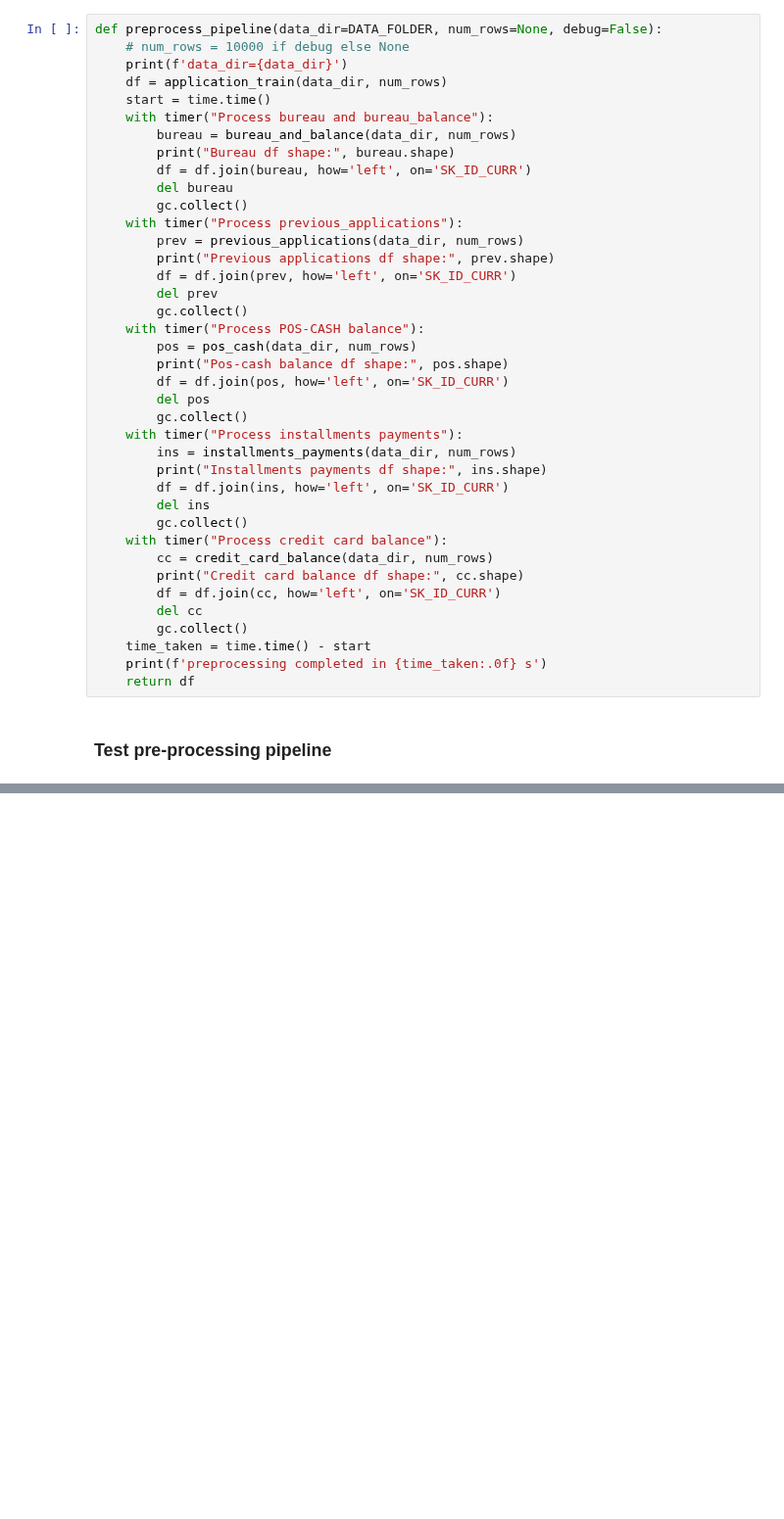
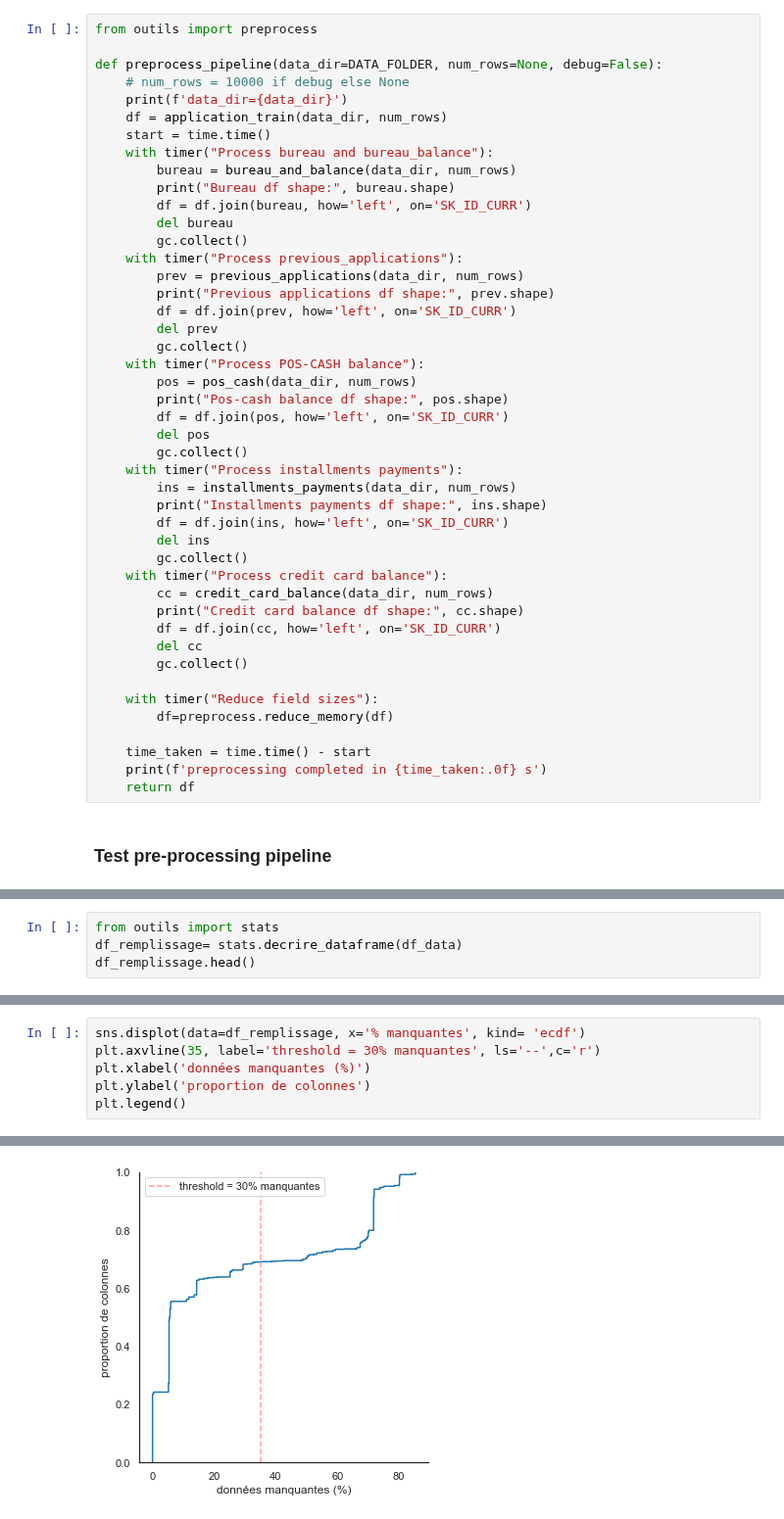
Before and after one commit to mrcreasey/oc-ds-p7-scoring-dashboard, a Jupyter notebook: code/P7_nettoyage.ipynb, the cells around one changed output, grey strips where cells are left out. Shown at 98% size. Drawn from its saved outputs; the diff is of its cells as text; blank space fills up the shorter version.

Commit message:
check missing values; reduce field sizes

```diff
--- a/code/P7_nettoyage.ipynb
+++ b/code/P7_nettoyage.ipynb
@@ -551,6 +551,8 @@ def credit_card_balance(data_dir='data', num_rows=None, nan_as_category=True):
 # %% [markdown]
 ## 2.5 Preprocessing pipeline
 # %%
+from outils import preprocess
+
 def preprocess_pipeline(data_dir=DATA_FOLDER, num_rows=None, debug=False):
     # num_rows = 10000 if debug else None
     print(f'data_dir={data_dir}')
@@ -586,6 +588,10 @@ def preprocess_pipeline(data_dir=DATA_FOLDER, num_rows=None, debug=False):
         df = df.join(cc, how='left', on='SK_ID_CURR')
         del cc
         gc.collect()
+
+    with timer("Reduce field sizes"):
+        df=preprocess.reduce_memory(df)
+
     time_taken = time.time() - start
     print(f'preprocessing completed in {time_taken:.0f} s')
     return df
@@ -629,0 +676,4 @@ file : cleaned_data_sample.csv : size=327.74 Mo
+# %%
+from outils import stats
+df_remplissage= stats.decrire_dataframe(df_data)
+df_remplissage.head()
@@ -629,0 +718,7 @@ file : cleaned_data_sample.csv : size=327.74 Mo
+# %%
+sns.displot(data=df_remplissage, x='% manquantes', kind= 'ecdf')
+plt.axvline(35, label='threshold = 30% manquantes', ls='--',c='r')
+plt.xlabel('données manquantes (%)')
+plt.ylabel('proportion de colonnes')
+plt.legend()
+# %% [output]
@@ -629,0 +726 @@ file : cleaned_data_sample.csv : size=327.74 Mo
+[figure, added]
```
Also changed, not shown: parts of 17 cells of this notebook, 3 other files.
